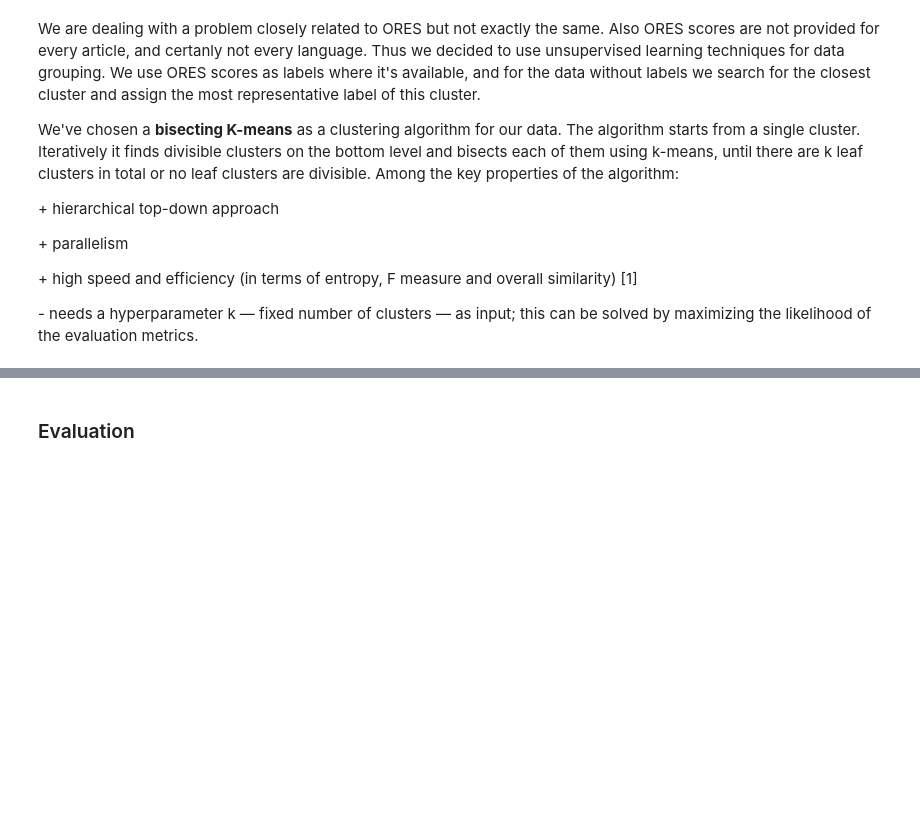
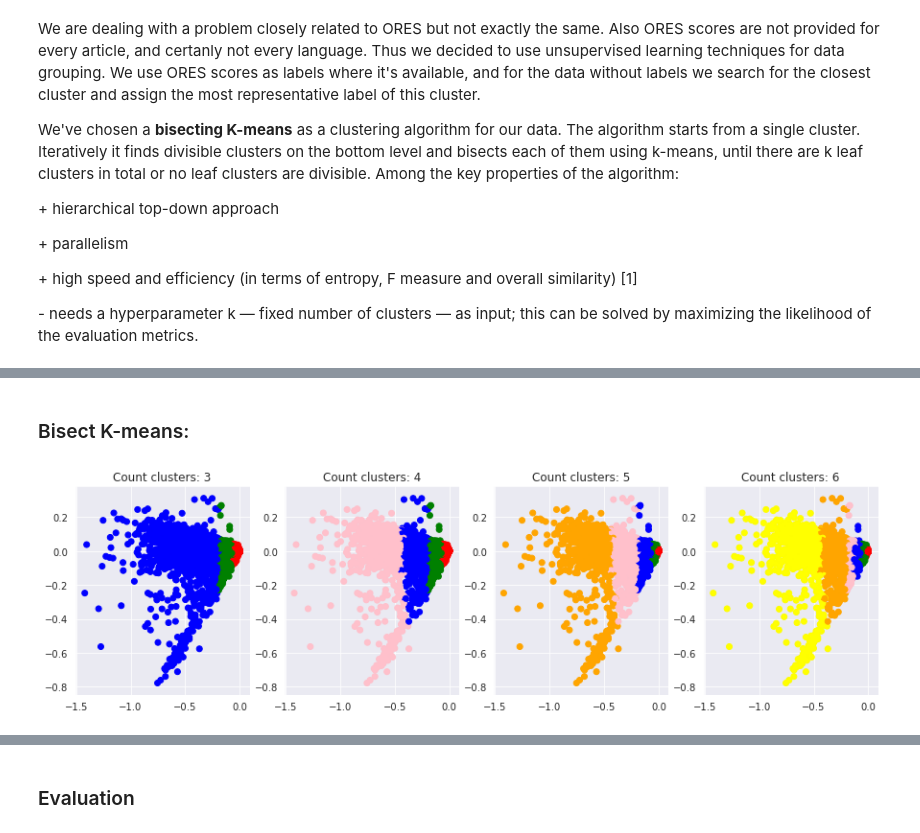
Before and after one commit to AChepurnoi/ucu-mmds, a Jupyter notebook: Report.ipynb, the cells around one changed output, grey strips where cells are left out. Saved outputs shown, nothing was run; the diff lists cells and outputs as text; code cells hidden in the pictures; blank space fills up the shorter version.

```diff
--- a/Report.ipynb
+++ b/Report.ipynb
@@ -145,0 +297,14 @@ Among the key properties of the algorithm:
+# %% [markdown]
+### Bisect K-means:
+# %%
+plt.figure(figsize=(15, 4))
+
+for i, cl in enumerate(N_CLUSTERS_VIS):
+    points, colors = get_pca_for_visualise(bisect_k_means_models[cl])
+    plt.subplot(1, len(N_CLUSTERS_VIS), i+1)
+    plt.scatter(*points, c=colors)
+    plt.title('Count clusters: ' + str(cl))
+
+plt.show()
+# %% [output]
+[figure, added]
```
Also changed, not shown: parts of 18 cells of this notebook.
